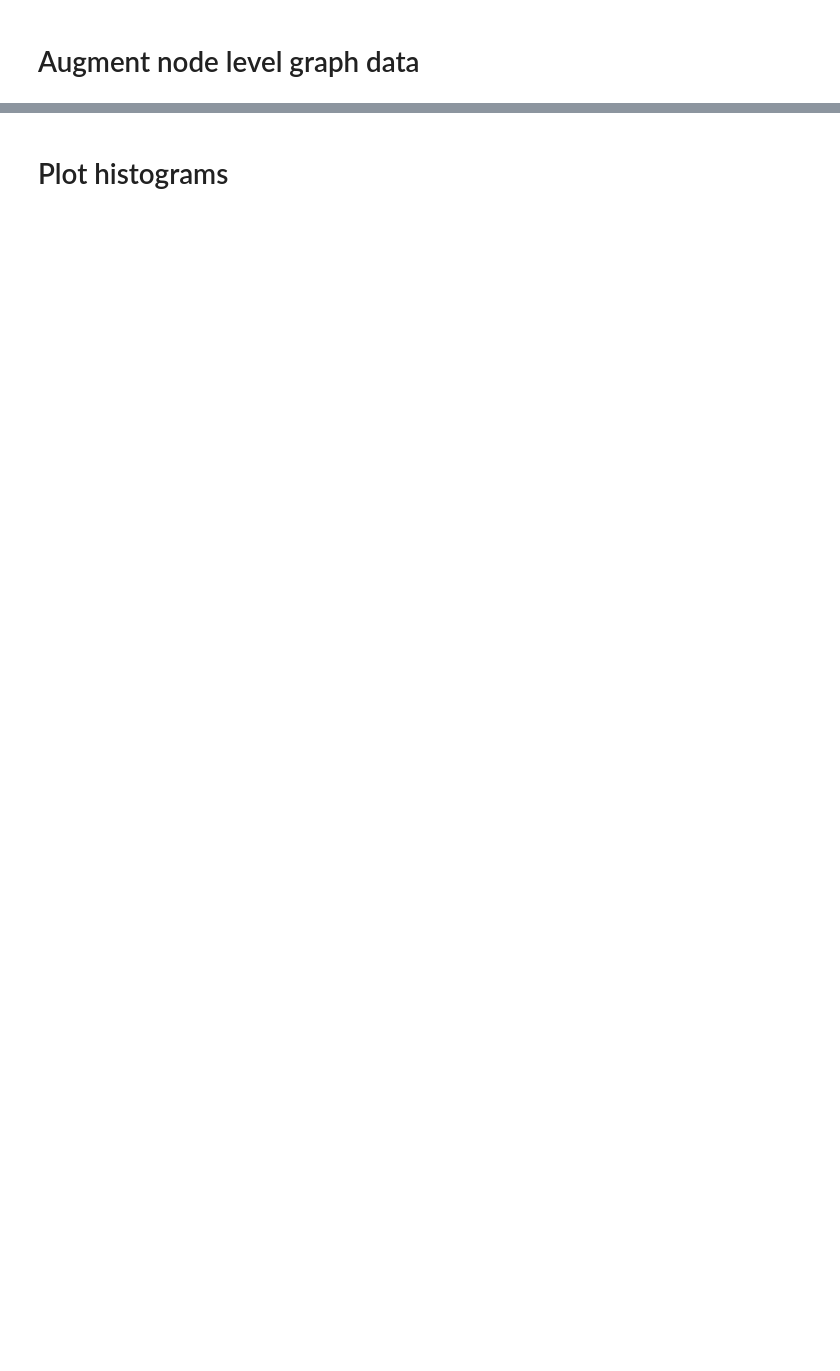
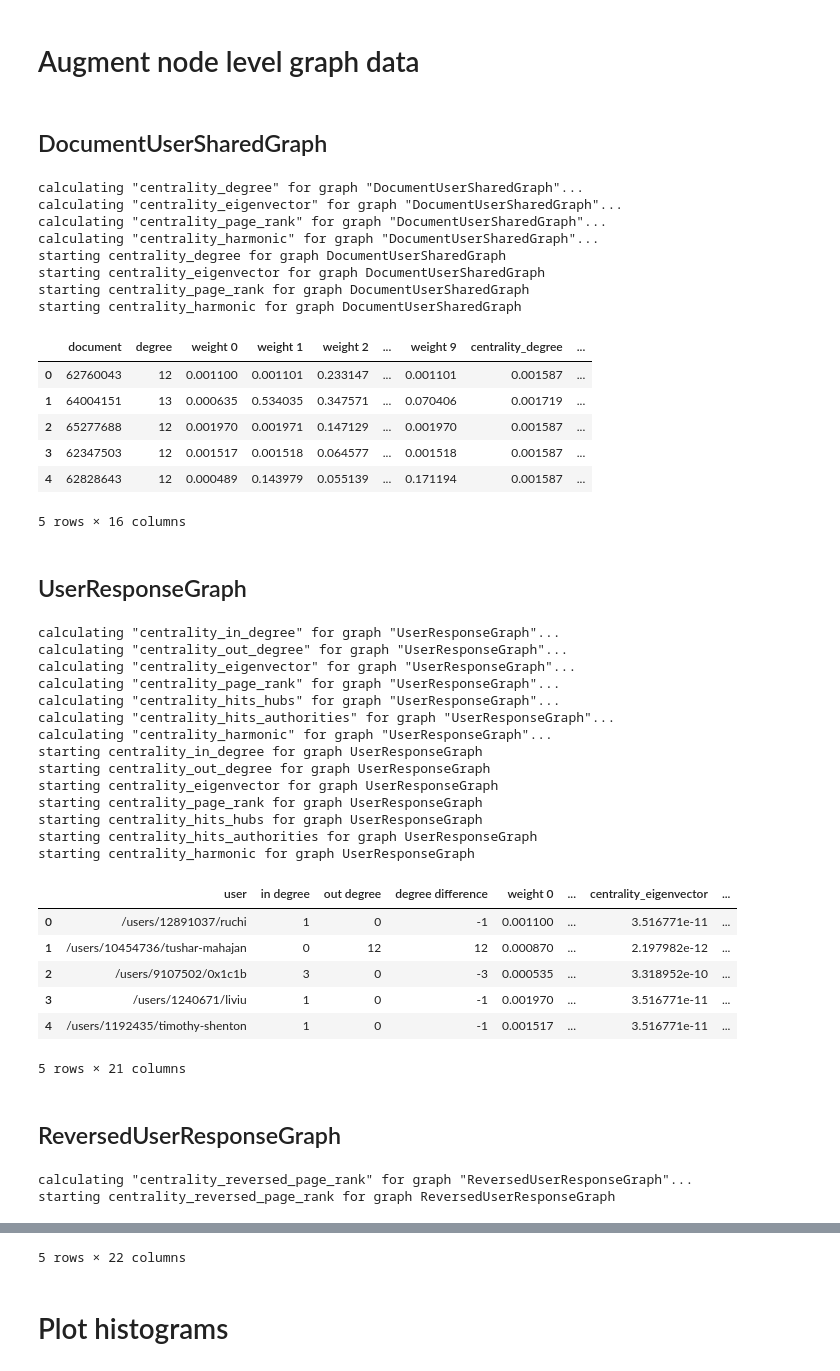
Before and after one commit to HBernigau/StackOverflowAnalysis, a Jupyter notebook: so_ana_analysis/network_analysis.ipynb, the cells around one changed output, grey strips where cells are left out. Saved outputs shown, nothing was run; the diff lists cells and outputs as text; code cells hidden in the pictures; blank space fills up the shorter version.

```diff
--- a/so_ana_analysis/network_analysis.ipynb
+++ b/so_ana_analysis/network_analysis.ipynb
@@ -315,31 +401,73 @@ def augment_centralities(df, graph):
                     ('centrality_hits_authorities',  get_projection(hsh_hits_func, 1), {}),
                     ('centrality_harmonic',  nx.algorithms.centrality.harmonic_centrality, {})
                   ]
     elif gr_name == 'DocumentUserSharedGraph':
         aug_mapper = AugmentedMapper(DocInfo)
         rel_label = 'document'
         lbl_lst = [ ('centrality_degree',  nx.algorithms.centrality.degree_centrality, {}),
-                  #  ('centrality_eigenvector',  nx.algorithms.centrality.eigenvector_centrality, dict(weight='weight', tol=1.0e-6)),
+                    ('centrality_eigenvector',  nx.algorithms.centrality.eigenvector_centrality, dict(weight='weight', tol=1.0e-6)),
                     ('centrality_page_rank',  nx.algorithms.link_analysis.pagerank_alg.pagerank, dict(alpha=0.85, weight='weight', tol=1.0e-6)),
                     ('centrality_harmonic',  nx.algorithms.centrality.harmonic_centrality, {})
                   ]
     elif gr_name == 'ReversedUserResponseGraph':
         lbl_lst = [ ('centrality_reversed_page_rank',  nx.algorithms.link_analysis.pagerank_alg.pagerank, dict(alpha=0.85, weight='weight', tol=1.0e-6))]
         rel_label = 'user'
         aug_mapper = AugmentedMapper(UserInfo)
 
     for label, alg, kwargs in lbl_lst:
         print(f'calculating "{label}" for graph "{gr_name}"...')
         res_dict[label] = alg(red_graph, **kwargs)
 
     for label, rel_dict in res_dict.items():
         print(f'starting {label} for graph {gr_name}')
         aug_mapper.mapping_dict = rel_dict
         df[label] = df[rel_label].map(aug_mapper)
     return df
 
 for rel_data, rel_gr in [(doc_response_data, doc_graph), (user_response_data, user_response_graph), (user_response_data, reverse(user_response_graph))]:
     gr_name = rel_gr.graph['name']
     display(HTML(f'<h2>{gr_name}</h2>'))
     rel_data = augment_centralities(rel_data, rel_gr)
     display(rel_data.head())
+# %% [output]
+DocumentUserSharedGraph
+calculating "centrality_degree" for graph "DocumentUserSharedGraph"...
+calculating "centrality_eigenvector" for graph "DocumentUserSharedGraph"...
+calculating "centrality_page_rank" for graph "DocumentUserSharedGraph"...
+calculating "centrality_harmonic" for graph "DocumentUserSharedGraph"...
+starting centrality_degree for graph DocumentUserSharedGraph
+starting centrality_eigenvector for graph DocumentUserSharedGraph
+starting centrality_page_rank for graph DocumentUserSharedGraph
+starting centrality_harmonic for graph DocumentUserSharedGraph
+|  | document | degree | weight 0 | weight 1 | weight 2 | ... | weight 9 | centrality_degree | ... |
+| 0 | 62760043 | 12 | 0.001100 | 0.001101 | 0.233147 | ... | 0.001101 | 0.001587 | ... |
+| 1 | 64004151 | 13 | 0.000635 | 0.534035 | 0.347571 | ... | 0.070406 | 0.001719 | ... |
+| 2 | 65277688 | 12 | 0.001970 | 0.001971 | 0.147129 | ... | 0.001970 | 0.001587 | ... |
+| 3 | 62347503 | 12 | 0.001517 | 0.001518 | 0.064577 | ... | 0.001518 | 0.001587 | ... |
+| 4 | 62828643 | 12 | 0.000489 | 0.143979 | 0.055139 | ... | 0.171194 | 0.001587 | ... |
+5 rows × 16 columns
+UserResponseGraph
+calculating "centrality_in_degree" for graph "UserResponseGraph"...
+calculating "centrality_out_degree" for graph "UserResponseGraph"...
+calculating "centrality_eigenvector" for graph "UserResponseGraph"...
+calculating "centrality_page_rank" for graph "UserResponseGraph"...
+calculating "centrality_hits_hubs" for graph "UserResponseGraph"...
+calculating "centrality_hits_authorities" for graph "UserResponseGraph"...
+calculating "centrality_harmonic" for graph "UserResponseGraph"...
+starting centrality_in_degree for graph UserResponseGraph
+starting centrality_out_degree for graph UserResponseGraph
+starting centrality_eigenvector for graph UserResponseGraph
+starting centrality_page_rank for graph UserResponseGraph
+starting centrality_hits_hubs for graph UserResponseGraph
+starting centrality_hits_authorities for graph UserResponseGraph
+starting centrality_harmonic for graph UserResponseGraph
+|  | user | in degree | out degree | degree difference | weight 0 | ... | centrality_eigenvector | ... |
+| 0 | /users/12891037/ruchi | 1 | 0 | -1 | 0.001100 | ... | 3.516771e-11 | ... |
+| 1 | /users/10454736/tushar-mahajan | 0 | 12 | 12 | 0.000870 | ... | 2.197982e-12 | ... |
+| 2 | /users/9107502/0x1c1b | 3 | 0 | -3 | 0.000535 | ... | 3.318952e-10 | ... |
+| 3 | /users/1240671/liviu | 1 | 0 | -1 | 0.001970 | ... | 3.516771e-11 | ... |
+| 4 | /users/1192435/timothy-shenton | 1 | 0 | -1 | 0.001517 | ... | 3.516771e-11 | ... |
+5 rows × 21 columns
+ReversedUserResponseGraph
+calculating "centrality_reversed_page_rank" for graph "ReversedUserResponseGraph"...
+starting centrality_reversed_page_rank for graph ReversedUserResponseGraph
@@ -346,3 +480,4 @@ for rel_data, rel_gr in [(doc_response_data, doc_graph), (user_response_data, us
+5 rows × 22 columns
 # %% [markdown]
  # Plot histograms
 # %%
```
Also changed, not shown: parts of 9 cells of this notebook, 41 other files.
